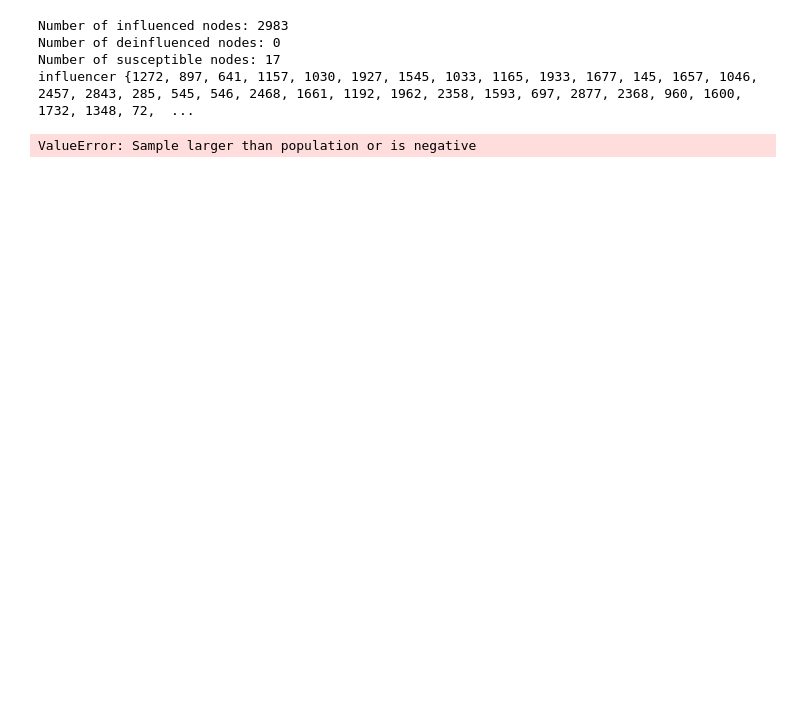
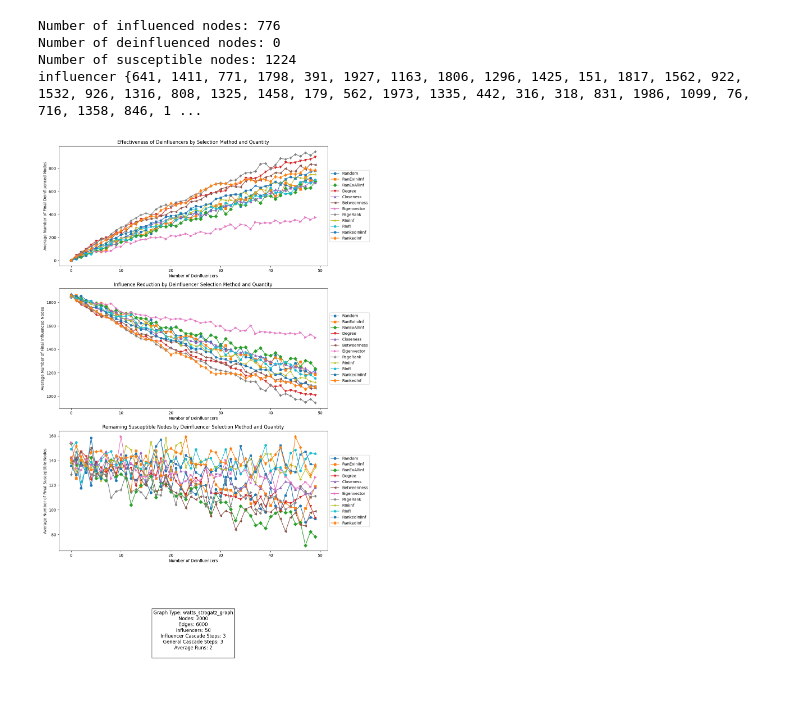
Before and after one commit to huberyhub/im_deinfluence, a Jupyter notebook: 5.3.1.ipynb, the cells around one changed output. Drawn from its saved outputs; the diff is of its cells as text; code cells hidden in the pictures; blank space fills up the shorter version.

```diff
--- a/5.3.1.ipynb
+++ b/5.3.1.ipynb
@@ -9,6 +17,7 @@ import copy
 # %%
-G = nx.erdos_renyi_graph(3000, 0.005)
-model = ef.run_influence_cascade(G, num_influencers=50, steps=3, selection_method='random')
+G = nx.watts_strogatz_graph(num_nodes, 6, 0.1)
+model = ef.run_influence_cascade(G, num_influencers=num_influencers, steps=influencers_cascade_steps, selection_method='random')
+num_edges = G.number_of_edges()
 
 # Evaluate the influence and deinfluence
 num_influenced = model.evaluate_influence()
@@ -28,17 +37,13 @@ print(f"Number of deinfluenced nodes: {num_deinfluenced}")
 print(f"Number of susceptible nodes: {num_susceptible}")
 print('influencer', model.selected_influencers)
 # %% [output]
-Number of influenced nodes: 2983
+Number of influenced nodes: 776
 Number of deinfluenced nodes: 0
-Number of susceptible nodes: 17
-influencer {1272, 897, 641, 1157, 1030, 1927, 1545, 1033, 1165, 1933, 1677, 145, 1657, 1046, 2457, 2843, 285, 545, 546, 2468, 1661, 1192, 1962, 2358, 1593, 697, 2877, 2368, 960, 1600, 1732, 1348, 72,  ...
+Number of susceptible nodes: 1224
+influencer {641, 1411, 771, 1798, 391, 1927, 1163, 1806, 1296, 1425, 151, 1817, 1562, 922, 1532, 926, 1316, 808, 1325, 1458, 179, 562, 1973, 1335, 442, 316, 318, 831, 1986, 1099, 76, 716, 1358, 846, 1 ...
-# %%
-# Run simulation for different values of k
-k_deinfluencers_ls = [1,2,3,4,5,6,7,8,9,10,11,12,13,14,15,16,17,18,19,20]  # Different values of k to test
-deinfluencers_list = ef.select_deinfluencers(k_deinfluencers_ls, model_fixed_influencers)
-results = ef.average_results(deinfluencers_list, model_fixed_influencers, num_runs=3, steps=3)
-# %% [output]
-ValueError: Sample larger than population or is negative
+# %%
+deinfluencers_list = ef.select_deinfluencers(k_deinfluencers_ls, model_fixed_influencers)
+results = ef.average_results(deinfluencers_list, model_fixed_influencers, num_runs=num_avg_runs, steps=general_cascade_steps)
 # %%
 # Define different marker styles for each method
 marker_styles = {
@@ -52,44 +57,64 @@ marker_styles = {
     'PageRank': 'P',
     'RIniInf': '*',
     'RInfl': 'h',
-    'RRankedIniInf': 'X',
-    'RRankedInf': 'd'
+    'RankedIniInf': 'X',
+    'RankedInf': 'd'
 }
 
-# Plotting results
-fig, axs = plt.subplots(3, figsize=(20, 20))
-axs[0].set_title('Measured Deinfluence against Deinfluencer selection methods')
-axs[1].set_title('Measured Influence against Deinfluencer selection methods')
-axs[2].set_title('Measured Susceptible against Deinfluencer selection methods')
+# Create subplots, including an additional one for the info box
+fig, axs = plt.subplots(4, 1, figsize=(12, 20))
+
+# Set titles for individual subplots
+axs[0].set_title('Effectiveness of Deinfluencers by Selection Method and Quantity')
+axs[1].set_title('Influence Reduction by Deinfluencer Selection Method and Quantity')
+axs[2].set_title('Remaining Susceptible Nodes by Deinfluencer Selection Method and Quantity')
+
+# Create an info box in the fourth subplot
+axs[3].axis('off')  # Hide the axis
+info_text = (f"Graph Type: {graph_type}\n"
+             f"Nodes: {num_nodes}\n"
+             f"Edges: {num_edges}\n"
+             f"Influencers: {num_influencers}\n"
+             f"Influencer Cascade Steps: {influencers_cascade_steps}\n"
+             f"General Cascade Steps: {general_cascade_steps}\n"
+             f"Average Runs: {num_avg_runs}\n")
+
+# Display the info text in the last subplot
+axs[3].text(0.5, 0.5, info_text, fontsize=12, va='center', ha='center', bbox=dict(facecolor='white', edgecolor='black'))
+
+# Adjust layout to make it look nice
+plt.tight_layout(rect=[0, 0, 1, 0.95])
 
 # Create line plots
 methods = results[next(iter(results))].keys()  # Get all methods from the first key
 k_values = sorted(results.keys())  # Sort k values for plotting
 
 total_nodes = len(G.nodes)
 
 for method in methods:
     deinfluenced_nodes = [results[k][method][0] for k in k_values]
     influenced_nodes = [results[k][method][1] for k in k_values]
     susceptible_nodes = [total_nodes - (influenced + deinfluenced) for influenced, deinfluenced in zip(influenced_nodes, deinfluenced_nodes)]
 
     marker = marker_styles.get(method, 'o')  # Default to 'o' if method is not in marker_styles
 
     axs[0].plot(k_values, deinfluenced_nodes, label=method, marker=marker)
     axs[1].plot(k_values, influenced_nodes, label=method, marker=marker)
     axs[2].plot(k_values, susceptible_nodes, label=method, marker=marker)
 
-axs[0].legend()
+axs[0].legend(loc='center left', bbox_to_anchor=(1, 0.5))
 axs[0].set_xlabel('Number of Deinfluencers')
-axs[0].set_ylabel('Average Number of Deinfluenced Nodes')
+axs[0].set_ylabel('Average Number of Final Deinfluenced Nodes')
 
-axs[1].legend()
+axs[1].legend(loc='center left', bbox_to_anchor=(1, 0.5))
 axs[1].set_xlabel('Number of Deinfluencers')
-axs[1].set_ylabel('Average Number of Influenced Nodes')
+axs[1].set_ylabel('Average Number of Final Influenced Nodes')
 
-axs[2].legend()
+axs[2].legend(loc='center left', bbox_to_anchor=(1, 0.5))
 axs[2].set_xlabel('Number of Deinfluencers')
-axs[2].set_ylabel('Average Number of Susceptible Nodes')
+axs[2].set_ylabel('Average Number of Final Susceptible Nodes')
 
 plt.tight_layout()
 plt.show()
+# %% [output]
+[figure, added]
```
Also changed, not shown: parts of 2 cells of this notebook, 8 other files.
